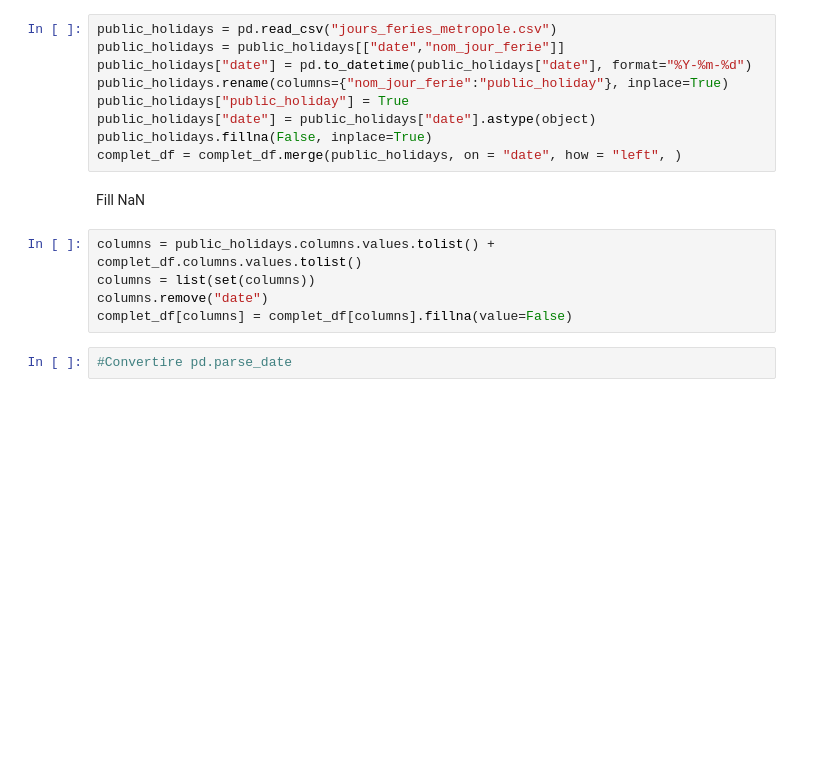
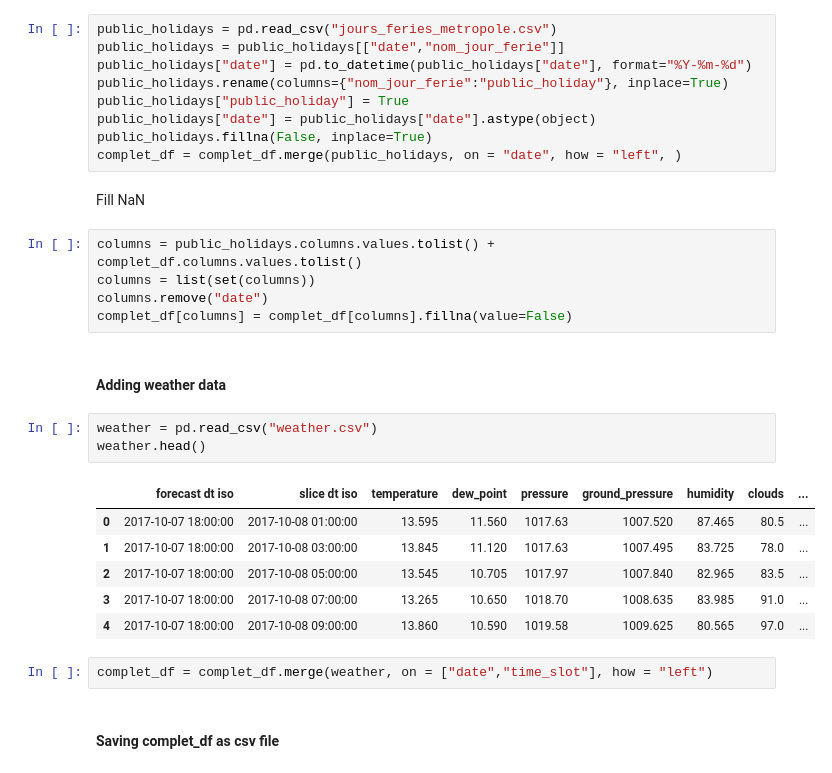
Before and after one commit to Dogmael/Ironhack-final_project, a Jupyter notebook: data_processing.ipynb, the cells around one changed output. Saved outputs shown, nothing was run; the diff lists cells and outputs as text; blank space fills up the shorter version.

```diff
--- a/data_processing.ipynb
+++ b/data_processing.ipynb
@@ -146,5 +143,19 @@ columns = public_holidays.columns.values.tolist() + complet_df.columns.values.to
 columns = list(set(columns))
 columns.remove("date")
 complet_df[columns] = complet_df[columns].fillna(value=False)
-# %%
-#Convertire pd.parse_date
+# %% [markdown]
+#### Adding weather data
+# %%
+weather = pd.read_csv("weather.csv")
+weather.head()
+# %% [output]
+|  | forecast dt iso | slice dt iso | temperature | dew_point | pressure | ground_pressure | humidity | clouds | ... |
+| 0 | 2017-10-07 18:00:00 | 2017-10-08 01:00:00 | 13.595 | 11.560 | 1017.63 | 1007.520 | 87.465 | 80.5 | ... |
+| 1 | 2017-10-07 18:00:00 | 2017-10-08 03:00:00 | 13.845 | 11.120 | 1017.63 | 1007.495 | 83.725 | 78.0 | ... |
+| 2 | 2017-10-07 18:00:00 | 2017-10-08 05:00:00 | 13.545 | 10.705 | 1017.97 | 1007.840 | 82.965 | 83.5 | ... |
+| 3 | 2017-10-07 18:00:00 | 2017-10-08 07:00:00 | 13.265 | 10.650 | 1018.70 | 1008.635 | 83.985 | 91.0 | ... |
+| 4 | 2017-10-07 18:00:00 | 2017-10-08 09:00:00 | 13.860 | 10.590 | 1019.58 | 1009.625 | 80.565 | 97.0 | ... |
+# %%
+complet_df = complet_df.merge(weather, on = ["date","time_slot"], how = "left")
+# %% [markdown]
+#### Saving complet_df as csv file
```
Also changed, not shown: parts of 6 cells of this notebook, 7 other files.
